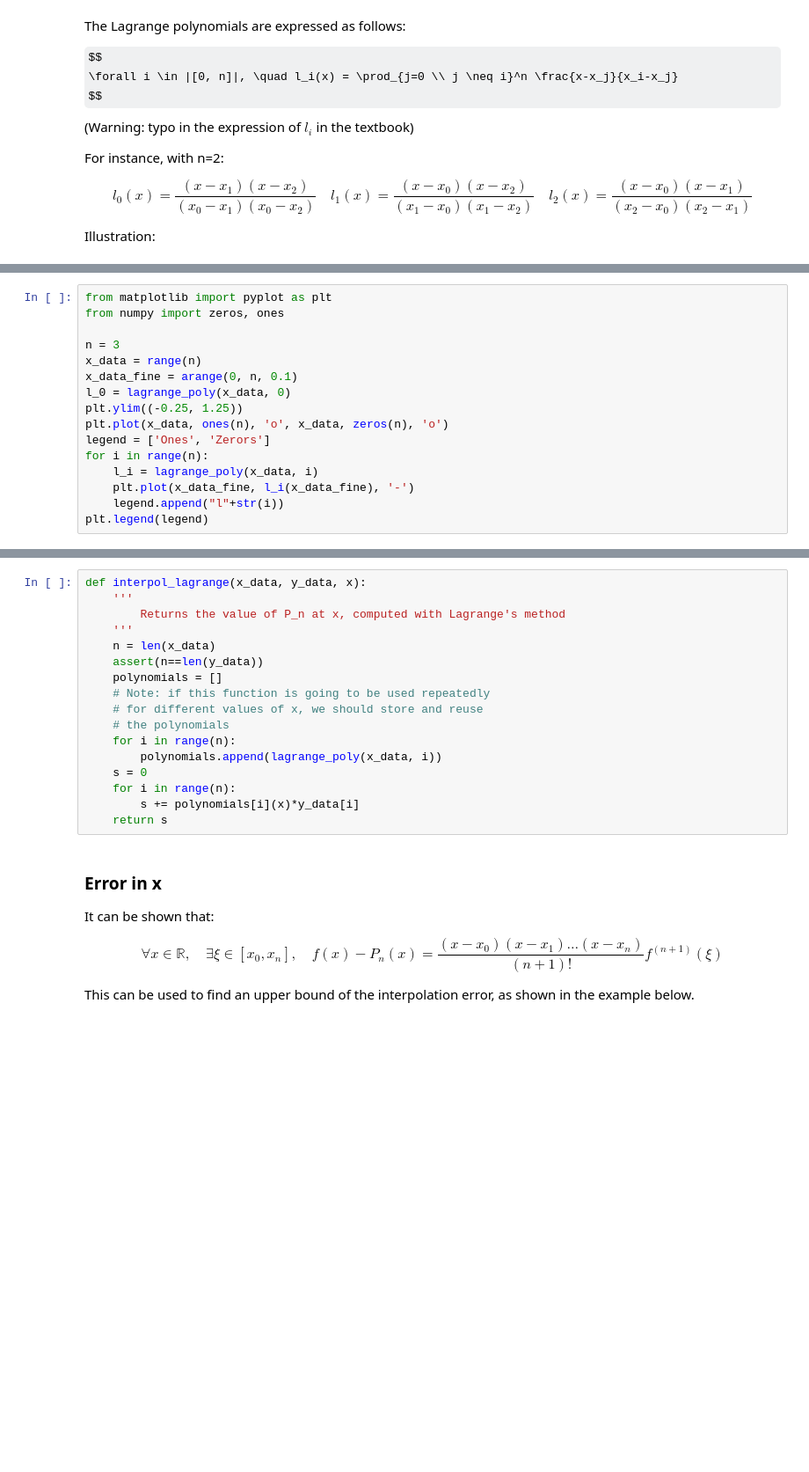
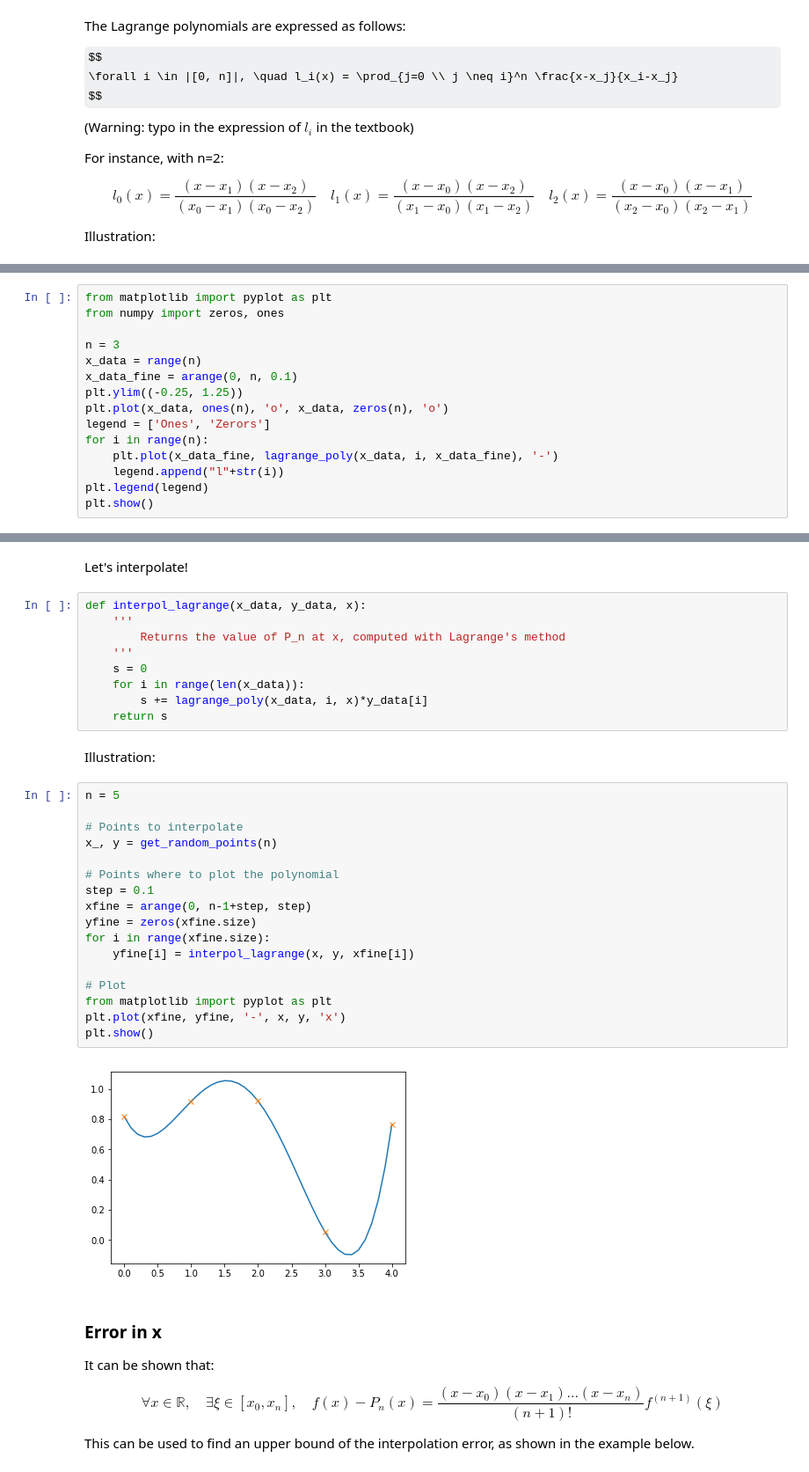
Before and after one commit to tgteacher/numerical-methods, a Jupyter notebook: notebooks/Chapter3.ipynb, the cells around one changed output, grey strips where cells are left out. Shown at 88% size. Cells and saved outputs as stored; diff of their text form; some formulas as TeX source; blank space fills up the shorter version.

```diff
--- a/notebooks/Chapter3.ipynb
+++ b/notebooks/Chapter3.ipynb
@@ -146,13 +146,12 @@ from numpy import zeros, ones
 n = 3
 x_data = range(n)
 x_data_fine = arange(0, n, 0.1)
-l_0 = lagrange_poly(x_data, 0)
 plt.ylim((-0.25, 1.25))
 plt.plot(x_data, ones(n), 'o', x_data, zeros(n), 'o')
 legend = ['Ones', 'Zerors']
 for i in range(n):
-    l_i = lagrange_poly(x_data, i)
-    plt.plot(x_data_fine, l_i(x_data_fine), '-')
+    plt.plot(x_data_fine, lagrange_poly(x_data, i, x_data_fine), '-')
     legend.append("l"+str(i))
 plt.legend(legend)
+plt.show()
 # %% [output]
@@ -160,21 +158,36 @@ plt.legend(legend)
 [figure]
+# %% [markdown]
+Let's interpolate!
 # %%
 def interpol_lagrange(x_data, y_data, x):
     '''
         Returns the value of P_n at x, computed with Lagrange's method
     '''
-    n = len(x_data)
-    assert(n==len(y_data))
-    polynomials = []
-    # Note: if this function is going to be used repeatedly
-    # for different values of x, we should store and reuse
-    # the polynomials
-    for i in range(n):
-        polynomials.append(lagrange_poly(x_data, i))
     s = 0
-    for i in range(n):
-        s += polynomials[i](x)*y_data[i]
+    for i in range(len(x_data)):
+        s += lagrange_poly(x_data, i, x)*y_data[i]
     return s
+# %% [markdown]
+Illustration:
+# %%
+n = 5
+
+# Points to interpolate
+x_, y = get_random_points(n)
+
+# Points where to plot the polynomial
+step = 0.1
+xfine = arange(0, n-1+step, step)
+yfine = zeros(xfine.size)
+for i in range(xfine.size):
+    yfine[i] = interpol_lagrange(x, y, xfine[i])
+
+# Plot
+from matplotlib import pyplot as plt
+plt.plot(xfine, yfine, '-', x, y, 'x')
+plt.show()
+# %% [output]
+[figure, added]
 # %% [markdown]
 ### Error in x
 
```
Also changed, not shown: parts of 46 cells of this notebook.
